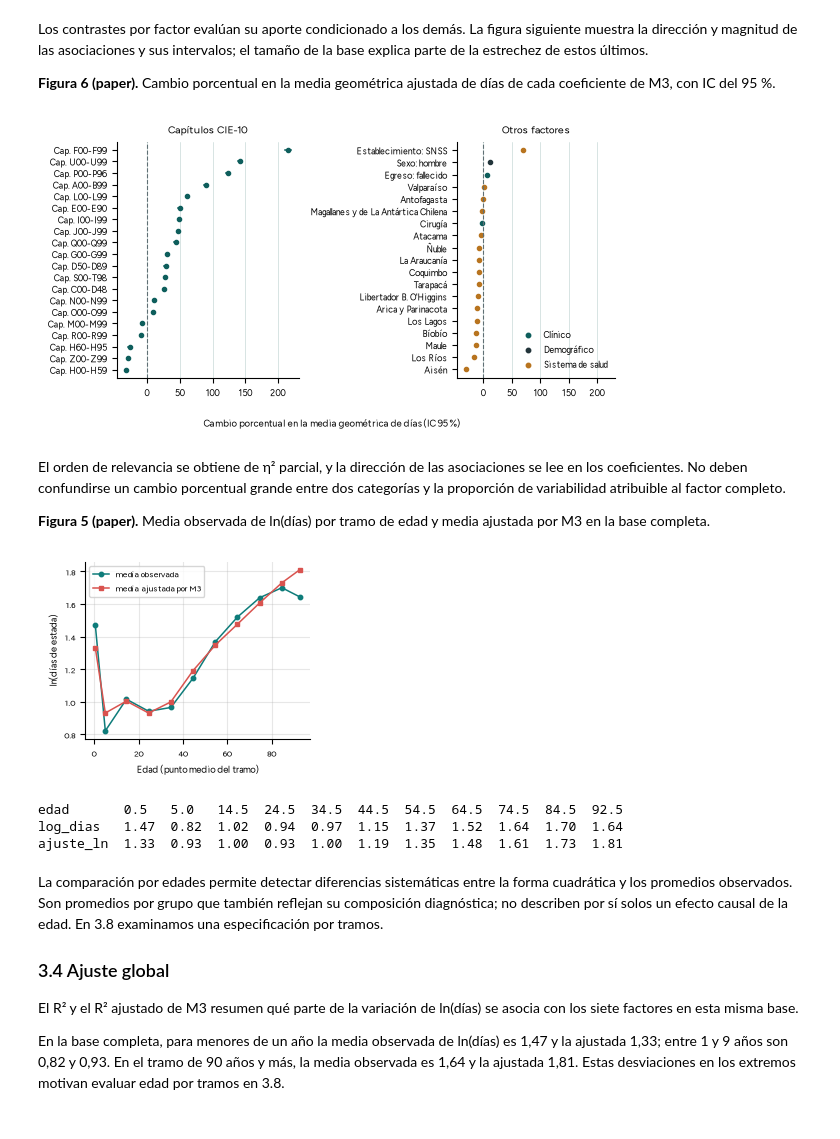
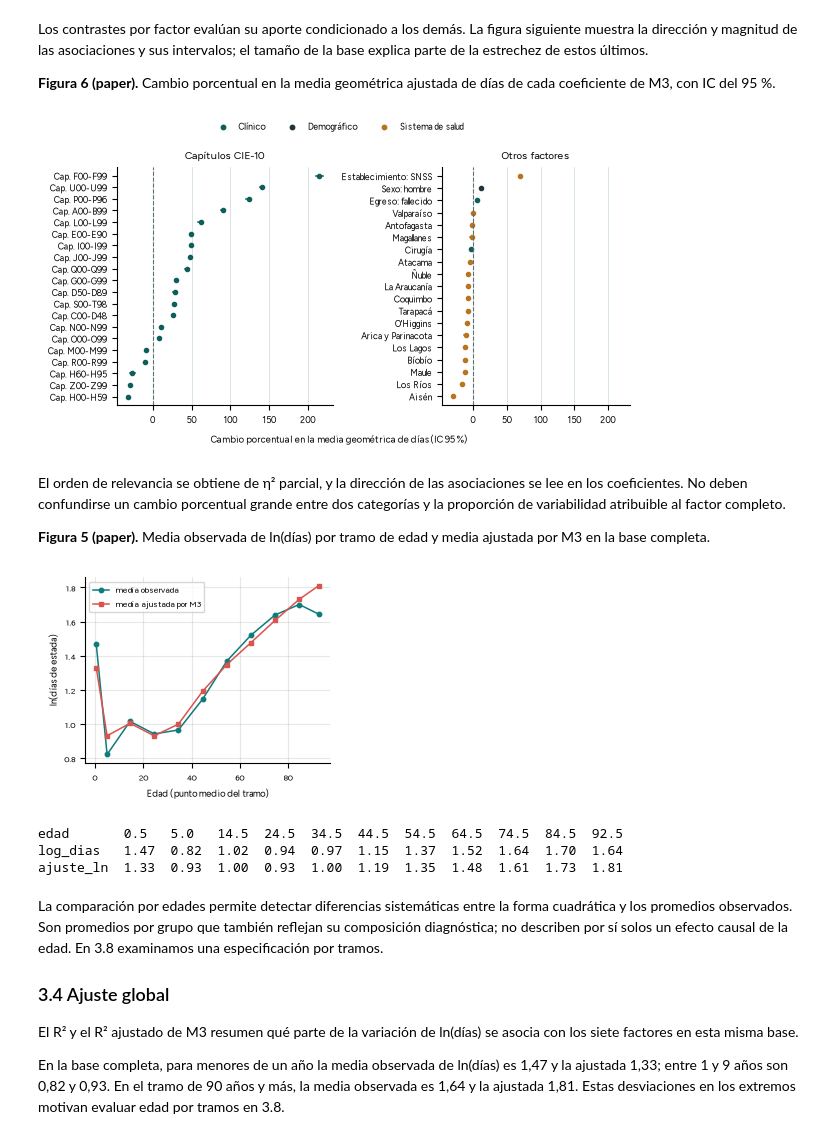
Before and after one commit to Francogogo/Analisis-de-datos-PROYECTO-, a Jupyter notebook: avance2_v7.ipynb, the cells around one changed output. Cells and saved outputs as stored; diff of their text form; code cells hidden in the pictures.

```diff
--- a/avance2_v7.ipynb
+++ b/avance2_v7.ipynb
@@ -91,8 +83,10 @@ if all(os.path.exists(f) for f in _fuentes):          # Figtree, como en el pape
     for f in _fuentes:
         fm.fontManager.addfont(f)
     plt.rcParams["font.family"] = "Figtree"
-plt.rcParams.update({"font.size":7.5,"axes.labelsize":7.5,"xtick.labelsize":6.8,"ytick.labelsize":6.8,"legend.fontsize":6.8,"axes.titlesize":8,"lines.linewidth":1.1,"lines.markersize":3.2,"axes.spines.top": False, "axes.spines.right": False, "axes.grid": True, "grid.alpha": 0.3})
+plt.rcParams.update({"font.size":7.5,"axes.labelsize":7.5,"xtick.labelsize":6.8,"ytick.labelsize":6.8,"legend.fontsize":6.8,"axes.titlesize":8,"lines.linewidth":1.1,"lines.markersize":3.2,"axes.spines.top": False, "axes.spines.right": False, "axes.grid": True, "grid.alpha": 0.3, "pdf.fonttype": 42})
 teal, petroleo, coral = "#0E7C7A", "#0F2A33", "#D9534F"
+sys.path.insert(0, "paper")
+import figuras                                       # código de todas las figuras del informe (paper/figuras.py)
 def es(x, d=1, signo=False):                      # número con coma decimal y punto de miles
     return f"{x:{'+' if signo else ''},.{d}f}".translate(str.maketrans(",.-", ".,−"))
 
@@ -437,18 +394,8 @@ cir = 100 * df.groupby("capitulo")["cirugia"].apply(lambda s: (s == "Sí").mean(
 print("% de egresos con cirugía por capítulo: mínimo", round(cir.min(), 1), "(" + cir.idxmin() + "), máximo", round(cir.max(), 1), "(" + cir.idxmax() + ")")
 print("% de mujeres en O00-O99:", round(100 * (df.loc[df["capitulo"] == "O00-O99", "sexo"] == "MUJER").mean(), 1))
 
-fig, ax = plt.subplots(figsize=(2.9, 2.3))
-im = ax.imshow(V, cmap="Greens", vmin=0, vmax=1)
-ax.set_xticks(range(len(cats)), cats, rotation=45, ha="right", fontsize=6)
-ax.set_yticks(range(len(cats)), cats, fontsize=6)
-for i in range(len(cats)):
-    for j in range(len(cats)):
-        ax.text(j, i, f"{V.iloc[i, j]:.2f}", ha="center", va="center", color="black", fontsize=5.5)
-ax.grid(False)
-cb = fig.colorbar(im, fraction=0.046, pad=0.04)
-cb.set_label("V de Cramér", fontsize=6.5)
-cb.ax.tick_params(labelsize=6)
-fig.savefig("paper/figs/avance2_cramer.png", dpi=250, bbox_inches="tight")
+fig = figuras.cramer(V)
+figuras.guardar(fig, "avance2_cramer", png=True)
 plt.show()
 # %% [output]
 capitulo  cirugia            0.429
@@ -833,41 +799,12 @@ Los contrastes por factor evalúan su aporte condicionado a los demás. La figur
 
 **Figura 6 (paper).** Cambio porcentual en la media geométrica ajustada de días de cada coeficiente de M3, con IC del 95 %.
 # %%
-# Figura 6 del paper: misma construcción que el antiguo paper/figs/forest.py, con los coeficientes de arriba
-from matplotlib.lines import Line2D
-verde_f, ambar_f, tinta_f = "#0E5E5C", "#B8741F", "#22343A"
-filas_f = []
-for k, v in coef[["%Δ", "%Δ inf", "%Δ sup"]].to_dict("index").items():
-    if k.startswith("capitulo"): filas_f.append(("Cap. " + k.split(": ")[1], v, verde_f))
-    elif k == "cirugia: Sí": filas_f.append(("Cirugía", v, verde_f))
-    elif k == "fallecido: Sí": filas_f.append(("Egreso: fallecido", v, verde_f))
-    elif k == "sexo: HOMBRE": filas_f.append(("Sexo: hombre", v, tinta_f))
-    elif k == "establecimiento: SNSS": filas_f.append(("Establecimiento: SNSS", v, ambar_f))
-    elif k.startswith("region"): filas_f.append((k.split(": ")[1].replace("De ", "").replace("Del ", "").replace(" del Gral. C. Ibáñez del Campo", "").replace(" y Antártica Chilena", "").replace(" del General Carlos Ibáñez del Campo", ""), v, ambar_f))
-filas_f.sort(key=lambda r: r[1]["%Δ"])
-with plt.rc_context({"axes.grid": False, "grid.alpha": 1.0, "xtick.labelsize": 6.5, "ytick.labelsize": 6.3,
-                     "legend.fontsize": 6.3, "axes.labelsize": 6.8, "axes.titlesize": 7.5}):
-    fig, axs = plt.subplots(1, 2, figsize=(5.9, 3.2), sharex=True, gridspec_kw={"width_ratios": [1.15, 1]})
-    grupos = [("Capítulos CIE-10", [r for r in filas_f if r[0].startswith("Cap. ")]),
-              ("Otros factores", [r for r in filas_f if not r[0].startswith("Cap. ")])]
-    for ax, (tit, fs) in zip(axs, grupos):
-        for i, (n, v, c) in enumerate(fs):
-            ax.plot([v["%Δ inf"], v["%Δ sup"]], [i, i], color=c, lw=1.1)
-            ax.plot(v["%Δ"], i, "o", color=c, ms=3)
-        ax.axvline(0, color="#5F6F74", lw=0.8, ls="--")
-        ax.set_yticks(range(len(fs)), [r[0] for r in fs], fontsize=6.3)
-        ax.set_ylim(-0.7, len(fs) - 0.3)
-        ax.set_title(tit)
-        ax.grid(axis="x", color="#B9CFCD", lw=0.4)
-        for sp in ("top", "right"): ax.spines[sp].set_visible(False)
-    fig.supxlabel("Cambio porcentual en la media geométrica de días (IC 95 %)", fontsize=6.8)
-    axs[1].legend(handles=[Line2D([], [], marker="o", ls="", color=c, label=l) for c, l in
-                  ((verde_f, "Clínico"), (tinta_f, "Demográfico"), (ambar_f, "Sistema de salud"))], loc="lower right", frameon=False)
-    fig.tight_layout()
-    fig.savefig("paper/figs/forest.png", dpi=250, facecolor="white")
-    plt.show()
+# Figura del cambio porcentual de cada coeficiente (forest), con los coeficientes de arriba
+fig = figuras.forest(coef)
+figuras.guardar(fig, "forest", png=True)
+plt.show()
 # %% [output]
-[figure, old version]
+[figure, new version]
 # %% [markdown]
 El orden de relevancia se obtiene de η² parcial, y la dirección de las asociaciones se lee en los coeficientes. No deben confundirse un cambio porcentual grande entre dos categorías y la proporción de variabilidad atribuible al factor completo.
 
@@ -875,18 +812,12 @@ El orden de relevancia se obtiene de η² parcial, y la dirección de las asocia
 # %%
 df["ajuste_ln"] = m3.fittedvalues
 por_tramo = df.groupby("edad")[["log_dias", "ajuste_ln"]].mean()
-fig, ax = plt.subplots(figsize=(2.9, 2.3))
-ax.plot(por_tramo.index, por_tramo["log_dias"], marker="o", color=teal, label="media observada")
-ax.plot(por_tramo.index, por_tramo["ajuste_ln"], marker="s", color=coral, label="media ajustada por M3")
-ax.set_xlabel("Edad (punto medio del tramo)", fontsize=6.5)
-ax.set_ylabel("ln(días de estada)", fontsize=6.5)
-ax.tick_params(labelsize=6)
-ax.legend(fontsize=6)
-fig.savefig("paper/figs/avance2_edad.png", dpi=250, bbox_inches="tight")
+fig = figuras.edad(por_tramo)
+figuras.guardar(fig, "avance2_edad", png=True)
 plt.show()
 print(por_tramo.round(2).T.to_string())
 # %% [output]
-[figure, old version]
+[figure, new version]
 edad       0.5   5.0   14.5  24.5  34.5  44.5  54.5  64.5  74.5  84.5  92.5
 log_dias   1.47  0.82  1.02  0.94  0.97  1.15  1.37  1.52  1.64  1.70  1.64
 ajuste_ln  1.33  0.93  1.00  0.93  1.00  1.19  1.35  1.48  1.61  1.73  1.81
```
Also changed, not shown: parts of 8 cells of this notebook, 31 other files.
